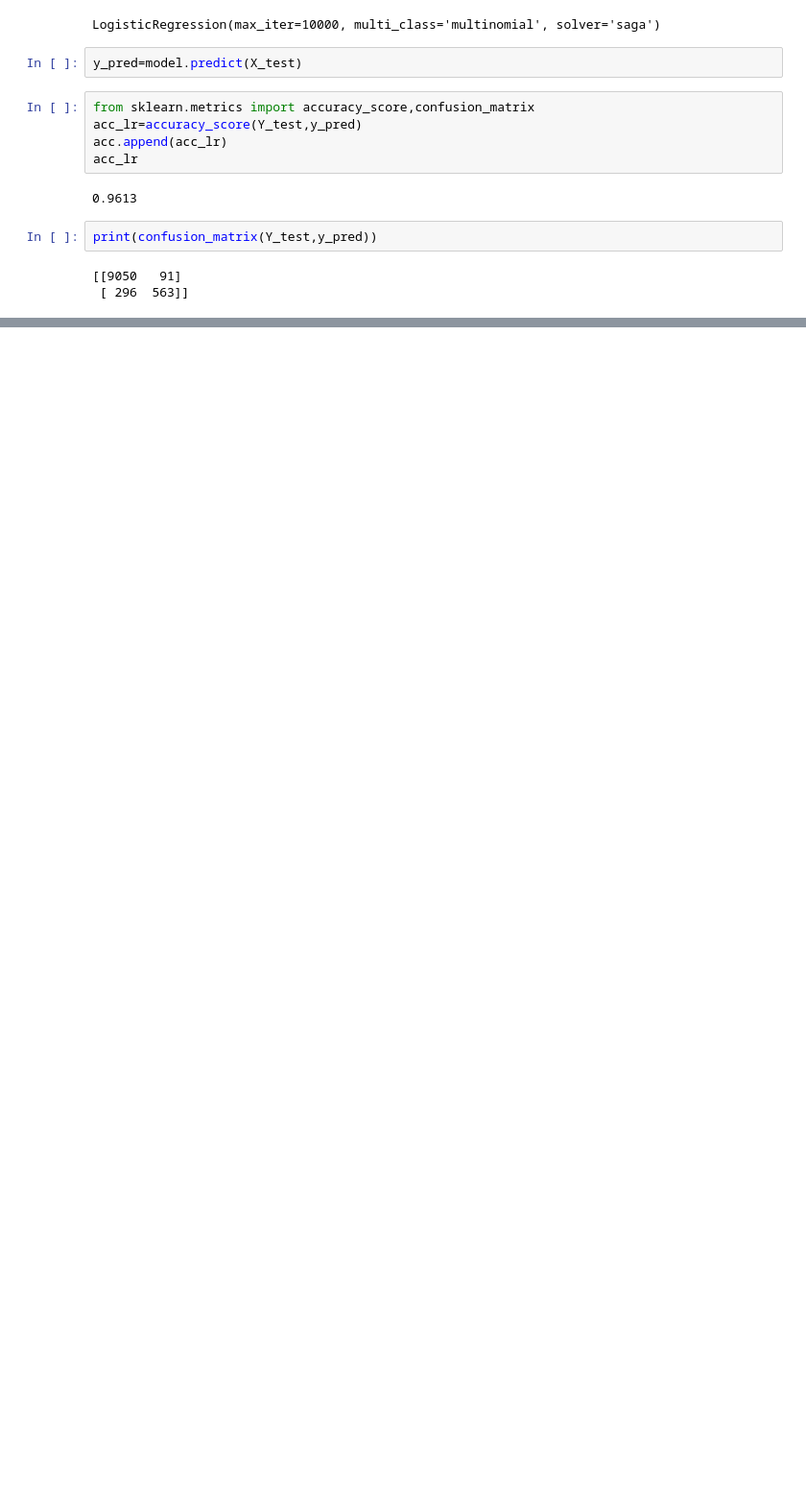
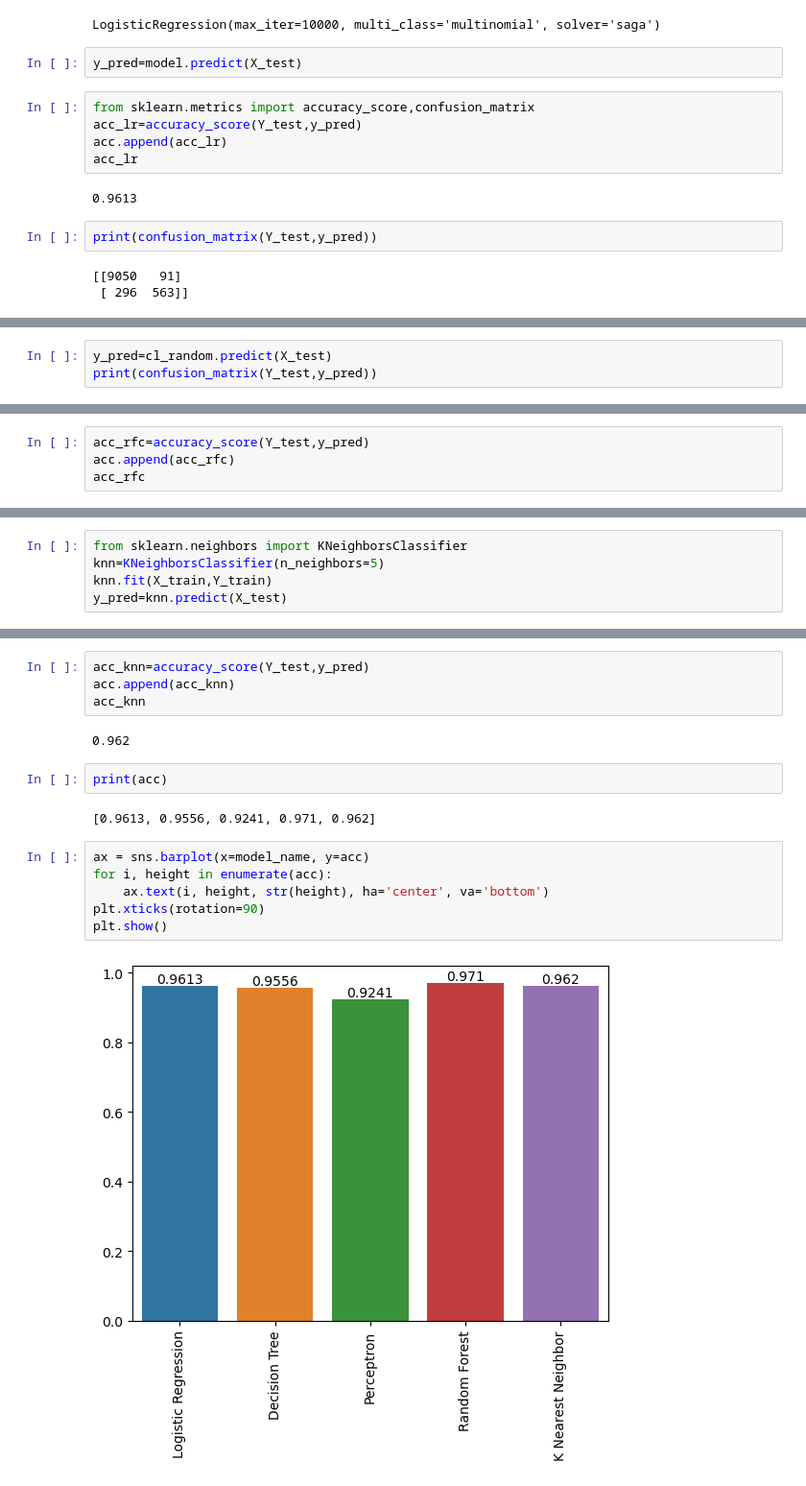
Before and after one commit to PrathamKumar125/Diabetes_Prediction_model, a Jupyter notebook: Diabetes Prediction Model.ipynb, the cells around one changed output, grey strips where cells are left out. Shown at 96% size. Cells and saved outputs as stored; diff of their text form; blank space fills up the shorter version.

```diff
--- a/Diabetes Prediction Model.ipynb
+++ b/Diabetes Prediction Model.ipynb
@@ -233,0 +274,3 @@ print(confusion_matrix(Y_test,y_pred))
+# %%
+y_pred=cl_random.predict(X_test)
+print(confusion_matrix(Y_test,y_pred))
@@ -233,0 +280,4 @@ print(confusion_matrix(Y_test,y_pred))
+# %%
+acc_rfc=accuracy_score(Y_test,y_pred)
+acc.append(acc_rfc)
+acc_rfc
@@ -233,0 +288,5 @@ print(confusion_matrix(Y_test,y_pred))
+# %%
+from sklearn.neighbors import KNeighborsClassifier
+knn=KNeighborsClassifier(n_neighbors=5)
+knn.fit(X_train,Y_train)
+y_pred=knn.predict(X_test)
@@ -233,0 +298,18 @@ print(confusion_matrix(Y_test,y_pred))
+# %%
+acc_knn=accuracy_score(Y_test,y_pred)
+acc.append(acc_knn)
+acc_knn
+# %% [output]
+0.962
+# %%
+print(acc)
+# %% [output]
+[0.9613, 0.9556, 0.9241, 0.971, 0.962]
+# %%
+ax = sns.barplot(x=model_name, y=acc)
+for i, height in enumerate(acc):
+    ax.text(i, height, str(height), ha='center', va='bottom')
+plt.xticks(rotation=90)
+plt.show()
+# %% [output]
+[figure, added]
```
Also changed, not shown: parts of 18 cells of this notebook.
